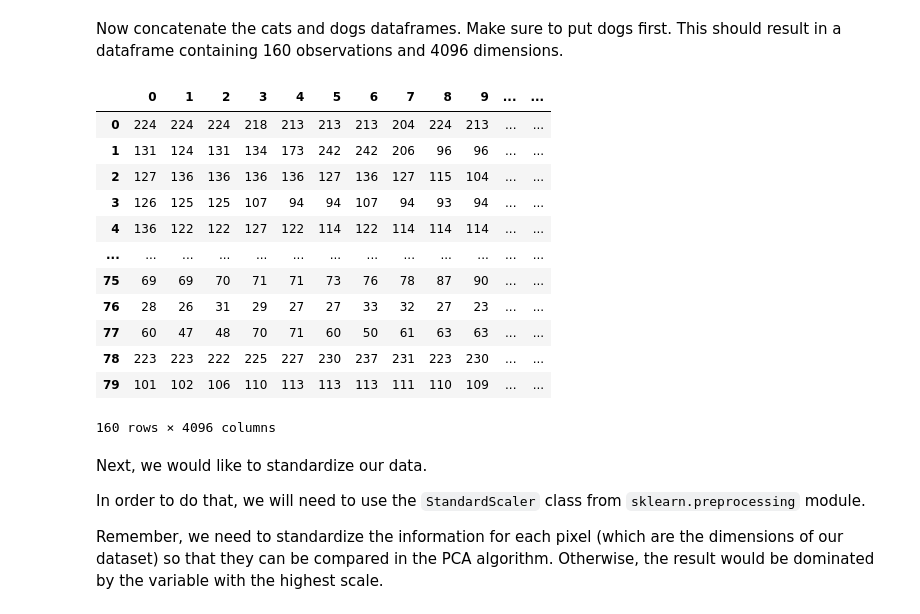
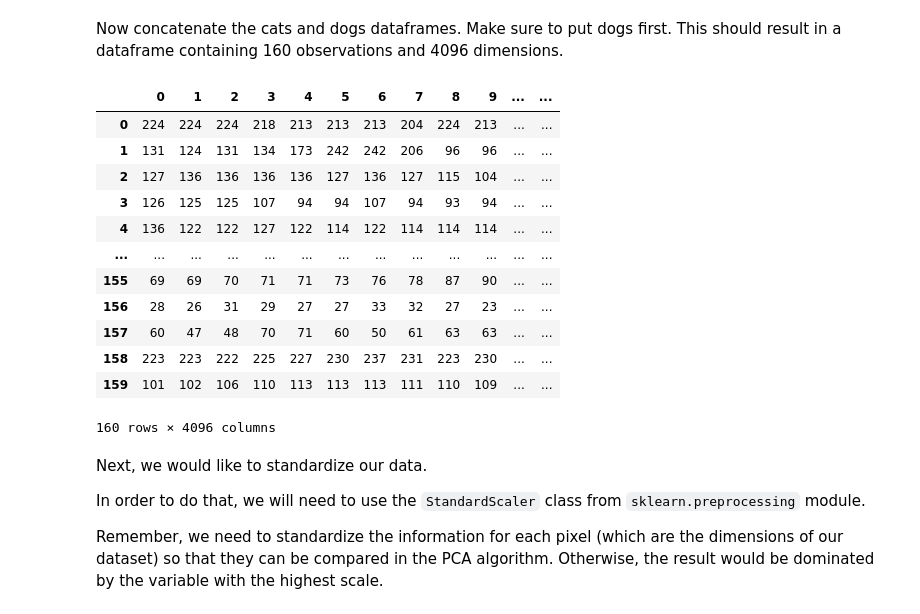
Before and after one commit to gabrielanakasato/ironhack-daft, a Jupyter notebook: labs/lab-w07/01-principal-component-analysis/your-code/main.ipynb, the cells around one changed output. Drawn from its saved outputs; the diff is of its cells as text; code cells hidden in the pictures.

```diff
--- a/labs/lab-w07/01-principal-component-analysis/your-code/main.ipynb
+++ b/labs/lab-w07/01-principal-component-analysis/your-code/main.ipynb
@@ -97,24 +98,24 @@ Now concatenate the cats and dogs dataframes. Make sure to put dogs first. This
 # %%
 # your code here
 
 # Concatenate the dogs and cats dataframes
-dogs_cats = pd.concat([dogs, cats])
+dogs_cats = pd.concat([dogs, cats]).reset_index(drop=True)
 
 # Check the result
 dogs_cats
 # %% [output]
 |  | 0 | 1 | 2 | 3 | 4 | 5 | 6 | 7 | 8 | 9 | ... | ... |
 | 0 | 224 | 224 | 224 | 218 | 213 | 213 | 213 | 204 | 224 | 213 | ... | ... |
 | 1 | 131 | 124 | 131 | 134 | 173 | 242 | 242 | 206 | 96 | 96 | ... | ... |
 | 2 | 127 | 136 | 136 | 136 | 136 | 127 | 136 | 127 | 115 | 104 | ... | ... |
 | 3 | 126 | 125 | 125 | 107 | 94 | 94 | 107 | 94 | 93 | 94 | ... | ... |
 | 4 | 136 | 122 | 122 | 127 | 122 | 114 | 122 | 114 | 114 | 114 | ... | ... |
 | ... | ... | ... | ... | ... | ... | ... | ... | ... | ... | ... | ... | ... |
-| 75 | 69 | 69 | 70 | 71 | 71 | 73 | 76 | 78 | 87 | 90 | ... | ... |
-| 76 | 28 | 26 | 31 | 29 | 27 | 27 | 33 | 32 | 27 | 23 | ... | ... |
-| 77 | 60 | 47 | 48 | 70 | 71 | 60 | 50 | 61 | 63 | 63 | ... | ... |
-| 78 | 223 | 223 | 222 | 225 | 227 | 230 | 237 | 231 | 223 | 230 | ... | ... |
-| 79 | 101 | 102 | 106 | 110 | 113 | 113 | 113 | 111 | 110 | 109 | ... | ... |
+| 155 | 69 | 69 | 70 | 71 | 71 | 73 | 76 | 78 | 87 | 90 | ... | ... |
+| 156 | 28 | 26 | 31 | 29 | 27 | 27 | 33 | 32 | 27 | 23 | ... | ... |
+| 157 | 60 | 47 | 48 | 70 | 71 | 60 | 50 | 61 | 63 | 63 | ... | ... |
+| 158 | 223 | 223 | 222 | 225 | 227 | 230 | 237 | 231 | 223 | 230 | ... | ... |
+| 159 | 101 | 102 | 106 | 110 | 113 | 113 | 113 | 111 | 110 | 109 | ... | ... |
 160 rows × 4096 columns
 # %% [markdown]
 Next, we would like to standardize our data.
```
Also changed, not shown: parts of 25 cells of this notebook.
